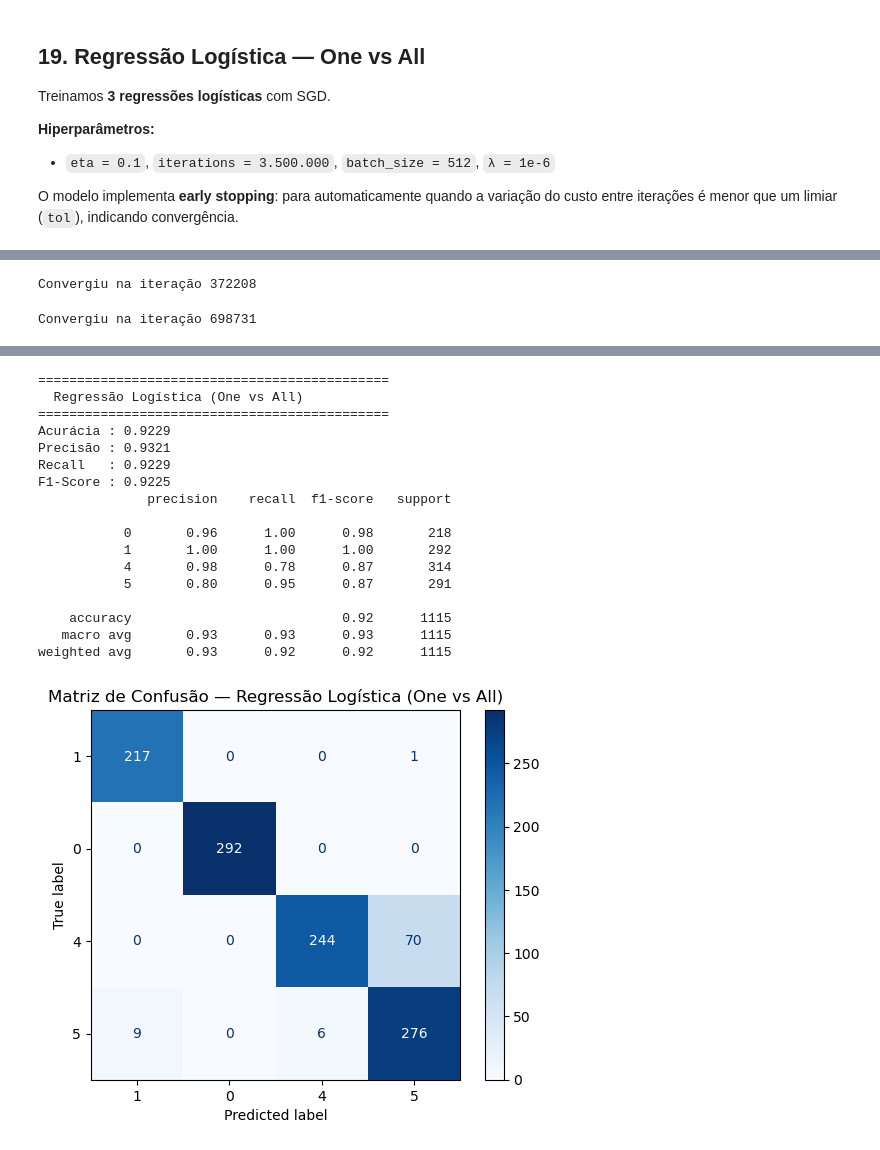
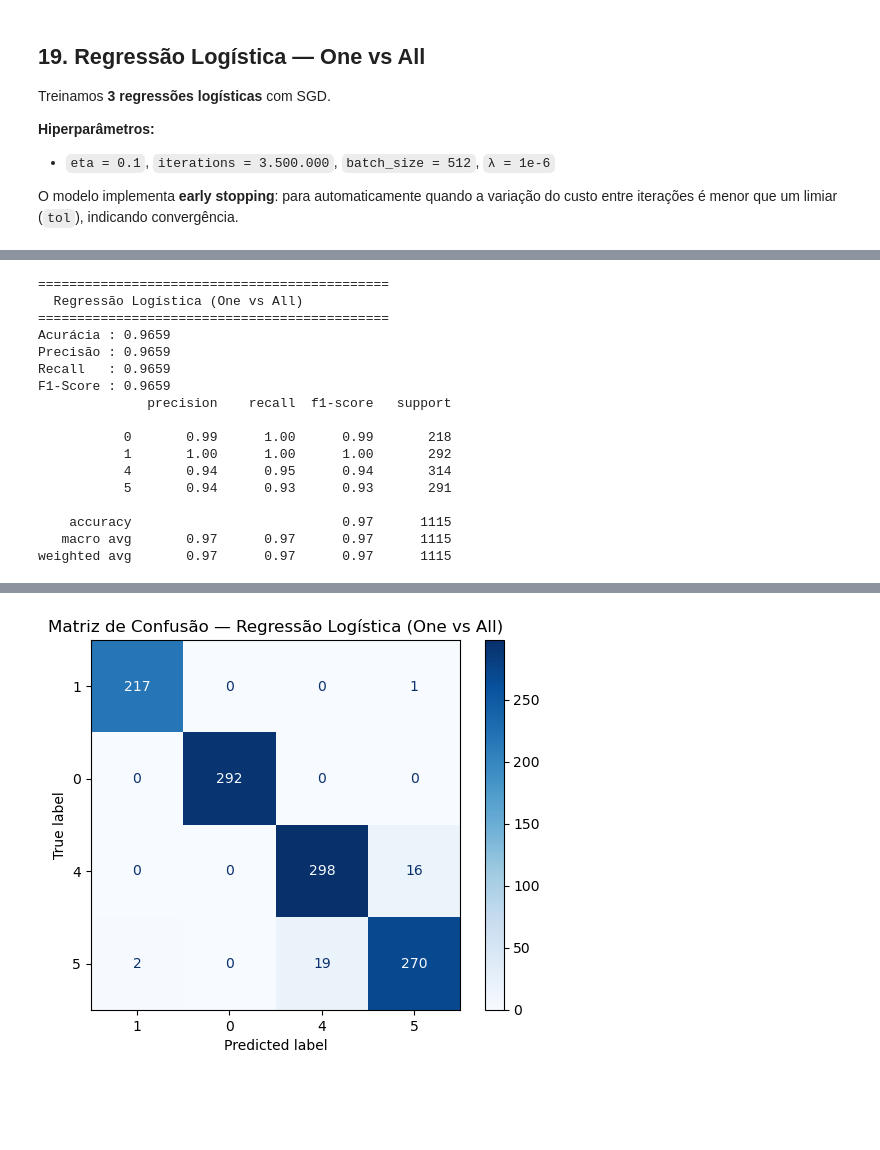
Before and after one commit to paulo-victorr/Reconhecimento-Digitos, a Jupyter notebook: notebook.ipynb, the cells around one changed output, grey strips where cells are left out. Saved outputs shown, nothing was run; the diff lists cells and outputs as text; code cells hidden in the pictures; blank space fills up the shorter version.

```diff
--- a/notebook.ipynb
+++ b/notebook.ipynb
@@ -530,17 +533,18 @@ def plotar_ova(df, digitos, titulo, W):
     for digito in digitos:
         d = df[df['label'] == digito]
         ax.scatter(d['intensidade'], d['simetria'],
-                   color=cores_digitos[digito], label=f'Dígito {digito}', s=30, alpha=0.7)
+                   color=cores_digitos[digito], label=f'Dígito {digito}', s=20, alpha=0.5)
 
-    linestyles = ['dashed', 'dotted', 'dashdot']
     cores_retas = ['crimson', 'royalblue', 'forestgreen']
 
-    x_vals = np.linspace(df['intensidade'].min() - 0.5, df['intensidade'].max() + 0.5, 200)
+    x_vals = np.linspace(df['intensidade'].min() - 0.2, df['intensidade'].max() + 0.2, 300)
     for i, w in enumerate(W):
         y_vals = calculate_y(x_vals, w)
-        ax.plot(x_vals, y_vals, color=cores_retas[i], linestyle=linestyles[i],
+        ax.plot(x_vals, y_vals, color=cores_retas[i], linestyle='-',
                 linewidth=2, label=f'{digitos[i]} vs resto')
 
+    ax.set_xlim([df['intensidade'].min() - 0.2, df['intensidade'].max() + 0.2])
+    ax.set_ylim([df['simetria'].min() - 0.2, df['simetria'].max() + 0.2])
     ax.set_xlabel('Intensidade', fontsize=12)
     ax.set_ylabel('Simetria', fontsize=12)
     ax.set_title(titulo, fontsize=14)
@@ -625,7 +629,7 @@ Treinamos **3 regressões logísticas** com SGD.
 
  O modelo implementa **early stopping**: para automaticamente quando a variação do custo entre iterações é menor que um limiar (`tol`), indicando convergência.
 # %%
-ova_rlog = OneVsAll(LogisticRegression(eta=0.1, iterations=3_500_000, batch_size=512), digitos)
+ova_rlog = OneVsAll(LogisticRegression(eta=0.1, iterations=10000, batch_size=512), digitos)
 ova_rlog.execute(X_train_all, y_train_all, lamb=1e-6)  # weight decay ativado
 y_pred_ova_rlog = ova_rlog.predict_digit(X_test_all)
 
@@ -635,2 +640,17 @@ avaliar_modelo("Regressão Logística (One vs All)", y_test_all, y_pred_ova_rlog
-Convergiu na iteração 372208
+=============================================
+  Regressão Logística (One vs All)
+=============================================
+Acurácia : 0.9659
+Precisão : 0.9659
+Recall   : 0.9659
+F1-Score : 0.9659
+              precision    recall  f1-score   support
+
+           0       0.99      1.00      0.99       218
+           1       1.00      1.00      1.00       292
+           4       0.94      0.95      0.94       314
+           5       0.94      0.93      0.93       291
+
+    accuracy                           0.97      1115
+   macro avg       0.97      0.97      0.97      1115
+weighted avg       0.97      0.97      0.97      1115
-Convergiu na iteração 698731
@@ -638,21 +657,4 @@ Convergiu na iteração 698731
-=============================================
-  Regressão Logística (One vs All)
-=============================================
-Acurácia : 0.9229
-Precisão : 0.9321
-Recall   : 0.9229
-F1-Score : 0.9225
-              precision    recall  f1-score   support
-
-           0       0.96      1.00      0.98       218
-           1       1.00      1.00      1.00       292
-           4       0.98      0.78      0.87       314
-           5       0.80      0.95      0.87       291
-
-    accuracy                           0.92      1115
-   macro avg       0.93      0.93      0.93      1115
-weighted avg       0.93      0.92      0.92      1115
-[figure, old version]
+[figure, new version]
 # %% [markdown]
 ---
 
```
Also changed, not shown: parts of 13 cells of this notebook, 1 other file.
